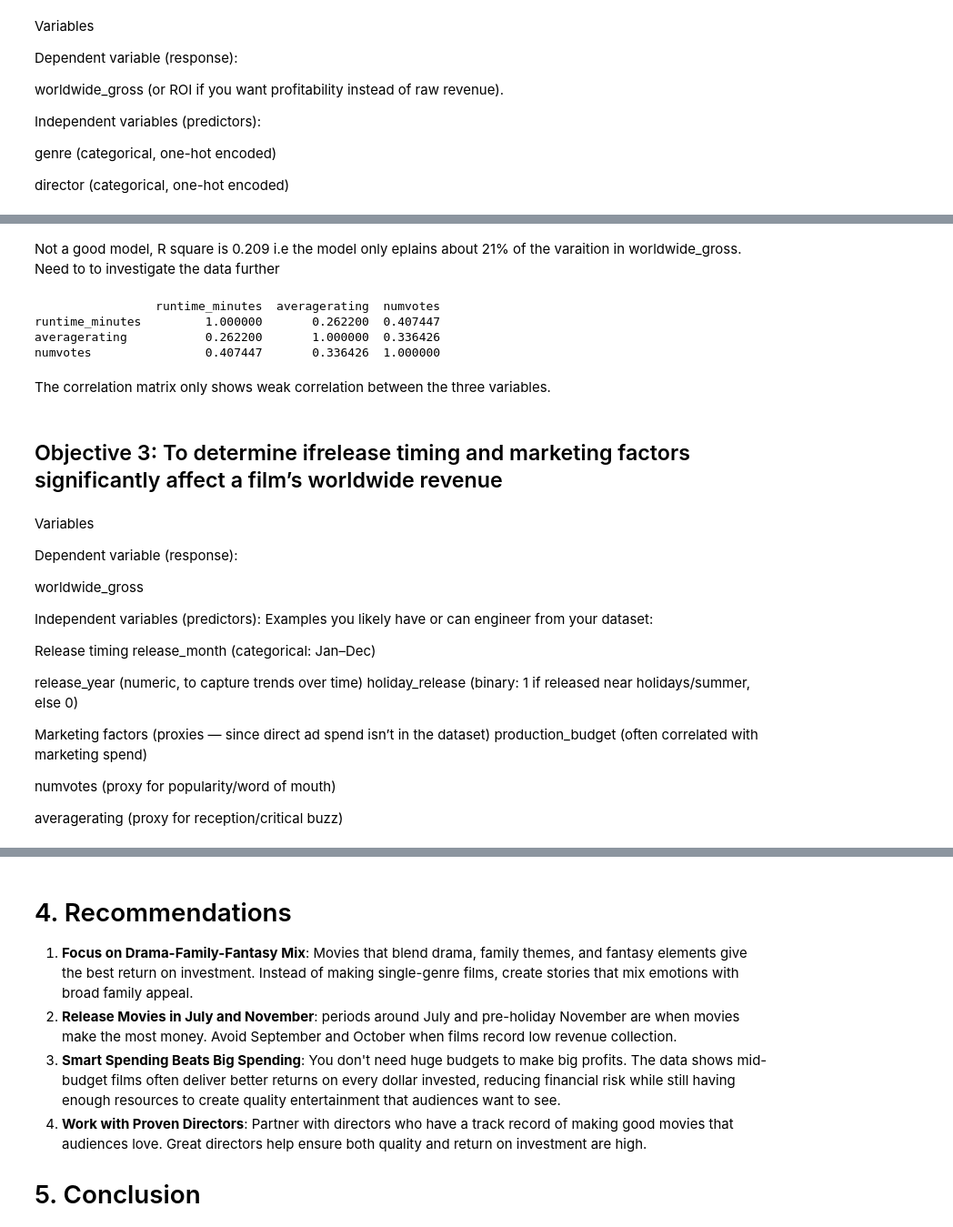
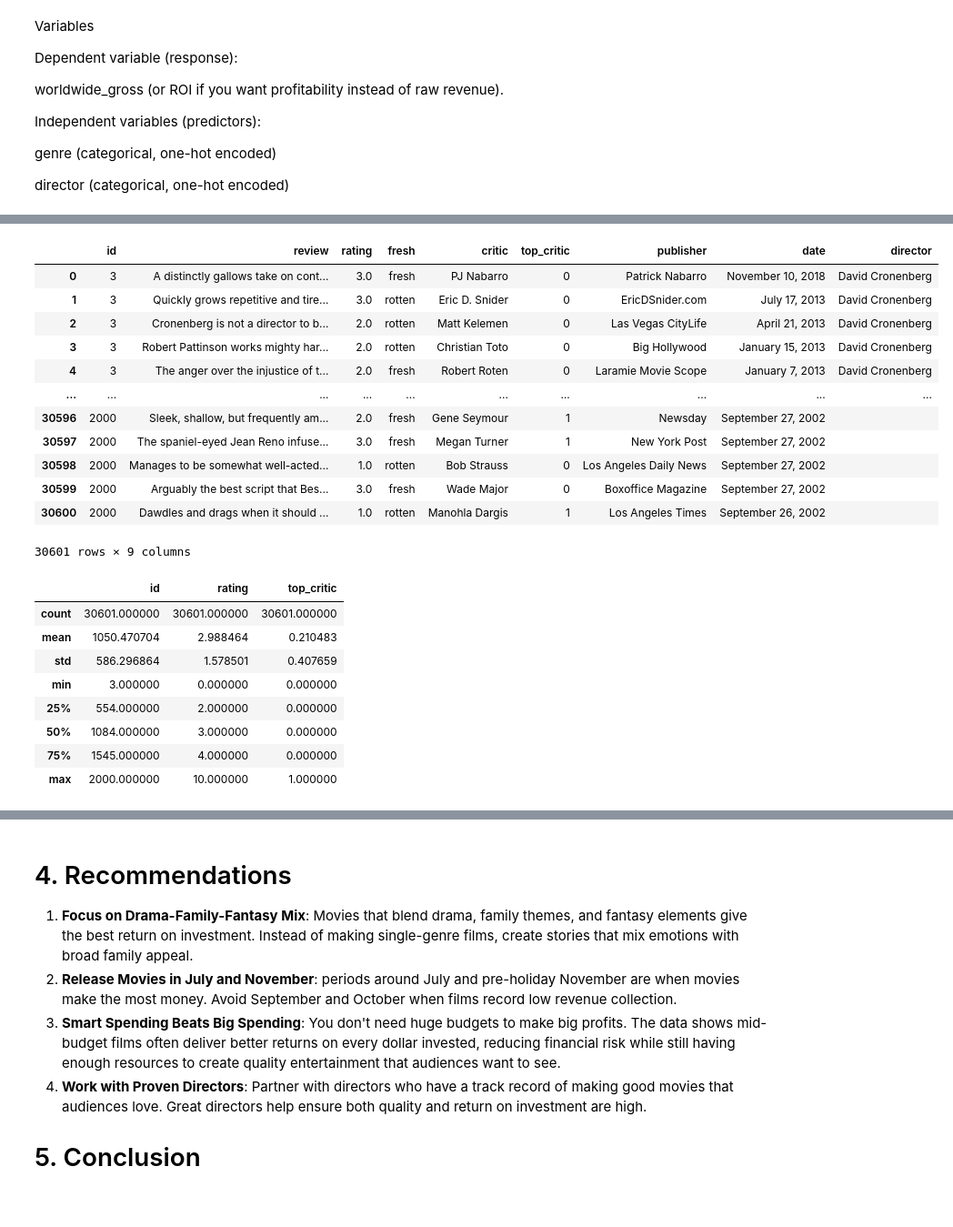
Before and after one commit to Saadia-ramo/phase2_project7, a Jupyter notebook: Notebook.ipynb, the cells around one changed output, grey strips where cells are left out. Shown at 91% size. Cells and saved outputs as stored; diff of their text form; code cells hidden in the pictures; blank space fills up the shorter version.

```diff
--- a/Notebook.ipynb
+++ b/Notebook.ipynb
@@ -1627,37 +1632,28 @@ X = sm.add_constant(X)
-# %% [markdown]
-Not a good model, R square is 0.209 i.e the model only eplains about 21% of the varaition  in worldwide_gross. Need to to investigate the data further
-# %%
-corr_matrix = merged_df[['runtime_minutes', 'averagerating', 'numvotes']].corr()
-
-print(corr_matrix)
-# %% [output]
-                 runtime_minutes  averagerating  numvotes
-runtime_minutes         1.000000       0.262200  0.407447
-averagerating           0.262200       1.000000  0.336426
-numvotes                0.407447       0.336426  1.000000
-# %% [markdown]
-The correlation matrix only shows weak correlation between the three variables.
-# %% [markdown]
-## Objective 3: To determine ifrelease timing and marketing factors significantly affect a film’s worldwide revenue
-# %% [markdown]
-Variables
-
-Dependent variable (response):
-
-worldwide_gross
-
-Independent variables (predictors):
-Examples you likely have or can engineer from your dataset:
-
-Release timing
-release_month (categorical: Jan–Dec)
-
-release_year (numeric, to capture trends over time)
-holiday_release (binary: 1 if released near holidays/summer, else 0)
-
-Marketing factors (proxies — since direct ad spend isn’t in the dataset)
-production_budget (often correlated with marketing spend)
-
-numvotes (proxy for popularity/word of mouth)
-
-averagerating (proxy for reception/critical buzz)
+# %%
+ratings_with_director
+# %% [output]
+|  | id | review | rating | fresh | critic | top_critic | publisher | date | director |
+| 0 | 3 | A distinctly gallows take on cont... | 3.0 | fresh | PJ Nabarro | 0 | Patrick Nabarro | November 10, 2018 | David Cronenberg |
+| 1 | 3 | Quickly grows repetitive and tire... | 3.0 | rotten | Eric D. Snider | 0 | EricDSnider.com | July 17, 2013 | David Cronenberg |
+| 2 | 3 | Cronenberg is not a director to b... | 2.0 | rotten | Matt Kelemen | 0 | Las Vegas CityLife | April 21, 2013 | David Cronenberg |
+| 3 | 3 | Robert Pattinson works mighty har... | 2.0 | rotten | Christian Toto | 0 | Big Hollywood | January 15, 2013 | David Cronenberg |
+| 4 | 3 | The anger over the injustice of t... | 2.0 | fresh | Robert Roten | 0 | Laramie Movie Scope | January 7, 2013 | David Cronenberg |
+| ... | ... | ... | ... | ... | ... | ... | ... | ... | ... |
+| 30596 | 2000 | Sleek, shallow, but frequently am... | 2.0 | fresh | Gene Seymour | 1 | Newsday | September 27, 2002 |  |
+| 30597 | 2000 | The spaniel-eyed Jean Reno infuse... | 3.0 | fresh | Megan Turner | 1 | New York Post | September 27, 2002 |  |
+| 30598 | 2000 | Manages to be somewhat well-acted... | 1.0 | rotten | Bob Strauss | 0 | Los Angeles Daily News | September 27, 2002 |  |
+| 30599 | 2000 | Arguably the best script that Bes... | 3.0 | fresh | Wade Major | 0 | Boxoffice Magazine | September 27, 2002 |  |
+| 30600 | 2000 | Dawdles and drags when it should ... | 1.0 | rotten | Manohla Dargis | 1 | Los Angeles Times | September 26, 2002 |  |
+30601 rows × 9 columns
+# %%
+ratings_with_director.describe()
+# %% [output]
+|  | id | rating | top_critic |
+| count | 30601.000000 | 30601.000000 | 30601.000000 |
+| mean | 1050.470704 | 2.988464 | 0.210483 |
+| std | 586.296864 | 1.578501 | 0.407659 |
+| min | 3.000000 | 0.000000 | 0.000000 |
+| 25% | 554.000000 | 2.000000 | 0.000000 |
+| 50% | 1084.000000 | 3.000000 | 0.000000 |
+| 75% | 1545.000000 | 4.000000 | 0.000000 |
+| max | 2000.000000 | 10.000000 | 1.000000 |
```
Also changed, not shown: parts of 24 cells of this notebook.
